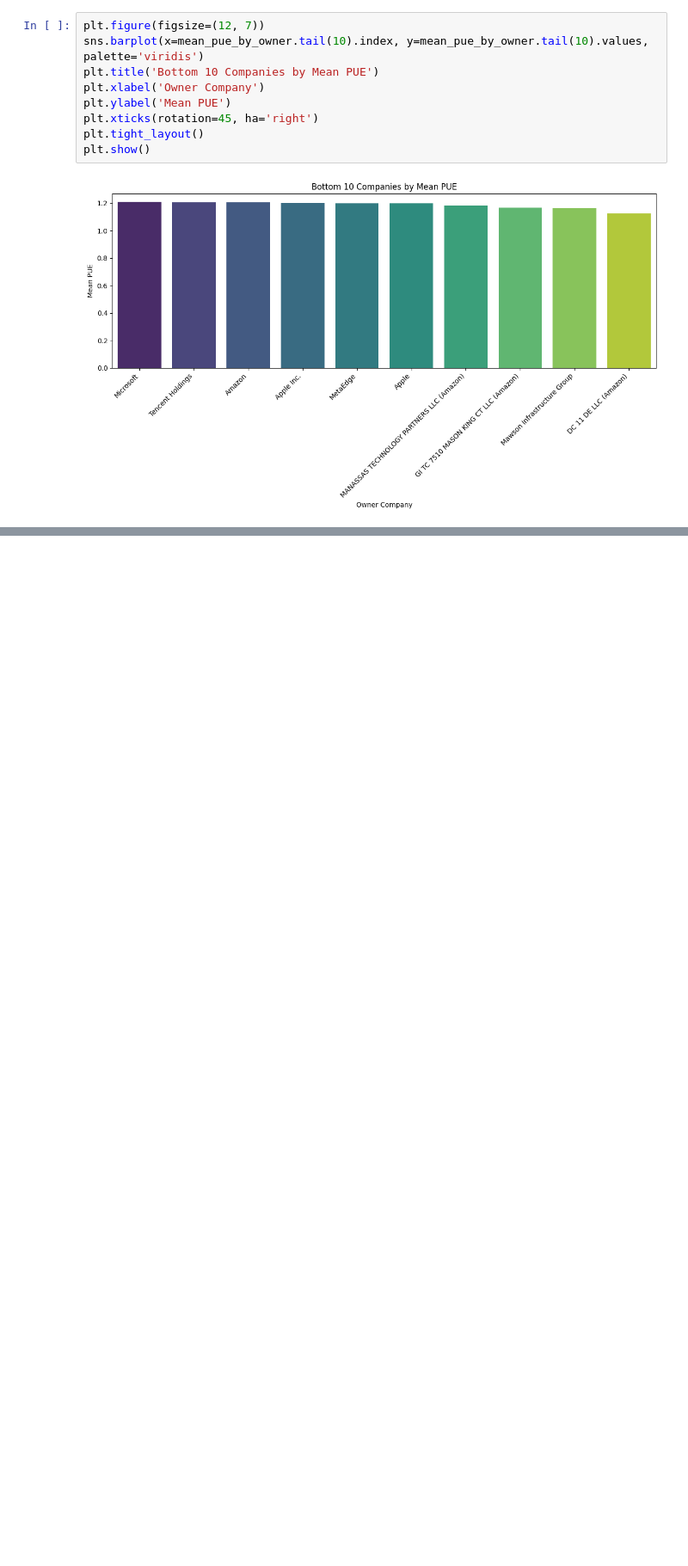
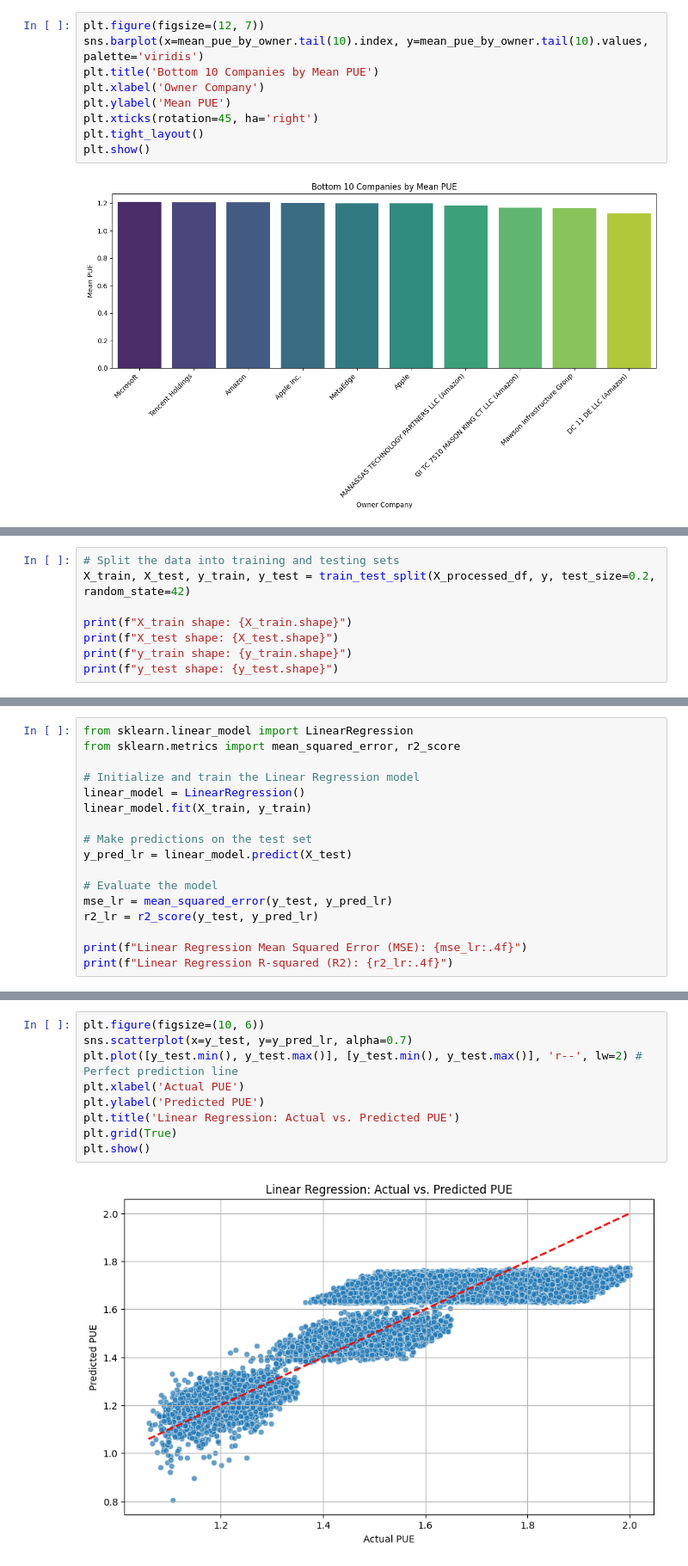
Before and after one commit to kxrrym03/Data-Center-AI-Water-Electricity-Usage, a Jupyter notebook: Water_Electricity_Usage_in_Data_Centers.ipynb, the cells around one changed output, grey strips where cells are left out. Shown at 86% size. Drawn from its saved outputs; the diff is of its cells as text; blank space fills up the shorter version.

```diff
--- a/Water_Electricity_Usage_in_Data_Centers.ipynb
+++ b/Water_Electricity_Usage_in_Data_Centers.ipynb
@@ -232,0 +275,8 @@ plt.show()
+# %%
+# Split the data into training and testing sets
+X_train, X_test, y_train, y_test = train_test_split(X_processed_df, y, test_size=0.2, random_state=42)
+
+print(f"X_train shape: {X_train.shape}")
+print(f"X_test shape: {X_test.shape}")
+print(f"y_train shape: {y_train.shape}")
+print(f"y_test shape: {y_test.shape}")
@@ -232,0 +292,17 @@ plt.show()
+# %%
+from sklearn.linear_model import LinearRegression
+from sklearn.metrics import mean_squared_error, r2_score
+
+# Initialize and train the Linear Regression model
+linear_model = LinearRegression()
+linear_model.fit(X_train, y_train)
+
+# Make predictions on the test set
+y_pred_lr = linear_model.predict(X_test)
+
+# Evaluate the model
+mse_lr = mean_squared_error(y_test, y_pred_lr)
+r2_lr = r2_score(y_test, y_pred_lr)
+
+print(f"Linear Regression Mean Squared Error (MSE): {mse_lr:.4f}")
+print(f"Linear Regression R-squared (R2): {r2_lr:.4f}")
@@ -232,0 +314,11 @@ plt.show()
+# %%
+plt.figure(figsize=(10, 6))
+sns.scatterplot(x=y_test, y=y_pred_lr, alpha=0.7)
+plt.plot([y_test.min(), y_test.max()], [y_test.min(), y_test.max()], 'r--', lw=2) # Perfect prediction line
+plt.xlabel('Actual PUE')
+plt.ylabel('Predicted PUE')
+plt.title('Linear Regression: Actual vs. Predicted PUE')
+plt.grid(True)
+plt.show()
+# %% [output]
+[figure, added]
```
Also changed, not shown: parts of 16 cells of this notebook.
